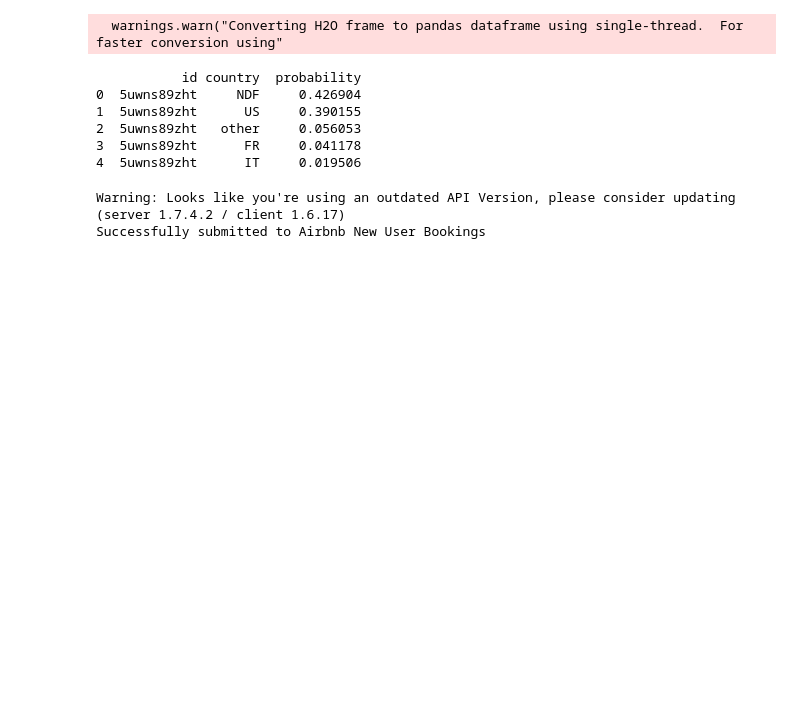
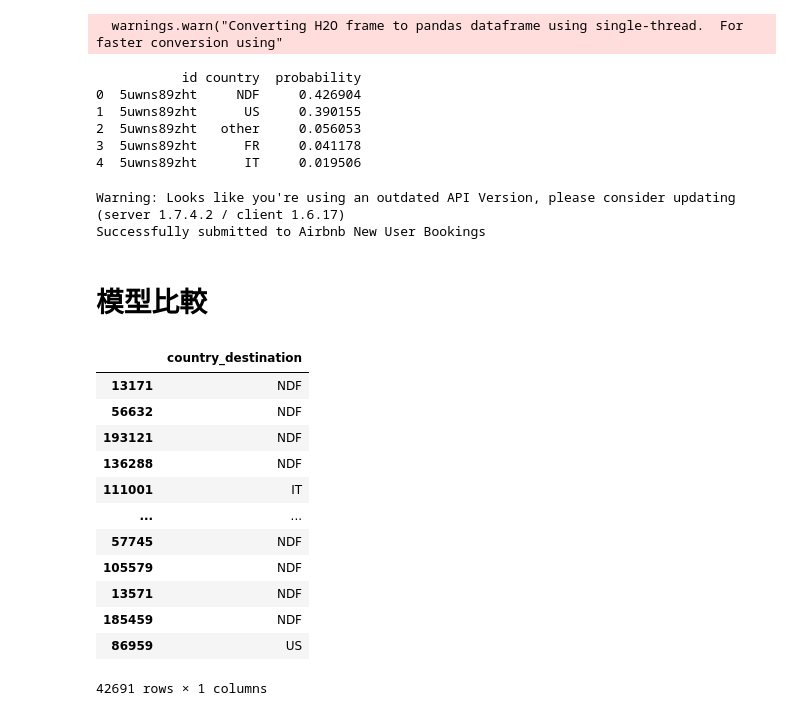
Before and after one commit to yoyocookie/airbnb_analysis, a Jupyter notebook: airbnb_train_model.ipynb, the cells around one changed output. Cells and saved outputs as stored; diff of their text form; code cells hidden in the pictures; blank space fills up the shorter version.

```diff
--- a/airbnb_train_model.ipynb
+++ b/airbnb_train_model.ipynb
@@ -1123,3 +1160,21 @@ result_df.to_csv('/content/drive/MyDrive/kaggle/submission_H2O_7.csv', index=Fal
 # %% [output]
 Warning: Looks like you're using an outdated API Version, please consider updating (server 1.7.4.2 / client 1.6.17)
 Successfully submitted to Airbnb New User Bookings
+# %% [markdown]
+# 模型比較
+# %%
+y_val
+# %% [output]
+|  | country_destination |
+| 13171 | NDF |
+| 56632 | NDF |
+| 193121 | NDF |
+| 136288 | NDF |
+| 111001 | IT |
+| ... | ... |
+| 57745 | NDF |
+| 105579 | NDF |
+| 13571 | NDF |
+| 185459 | NDF |
+| 86959 | US |
+42691 rows × 1 columns
```
Also changed, not shown: parts of 6 cells of this notebook.
